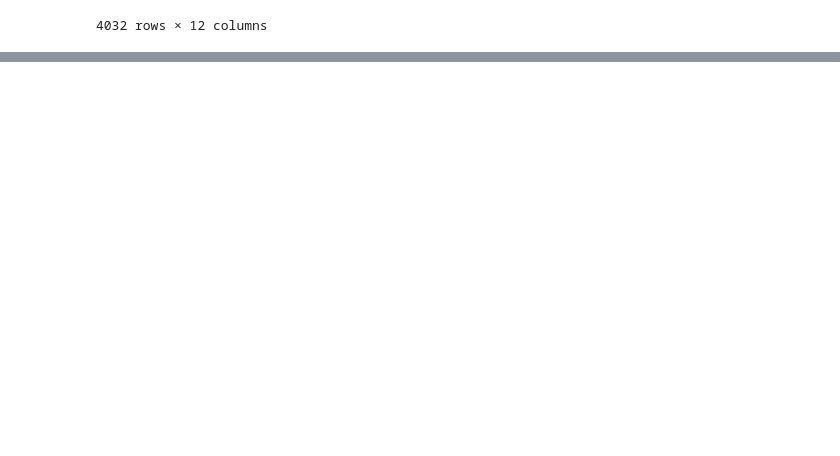
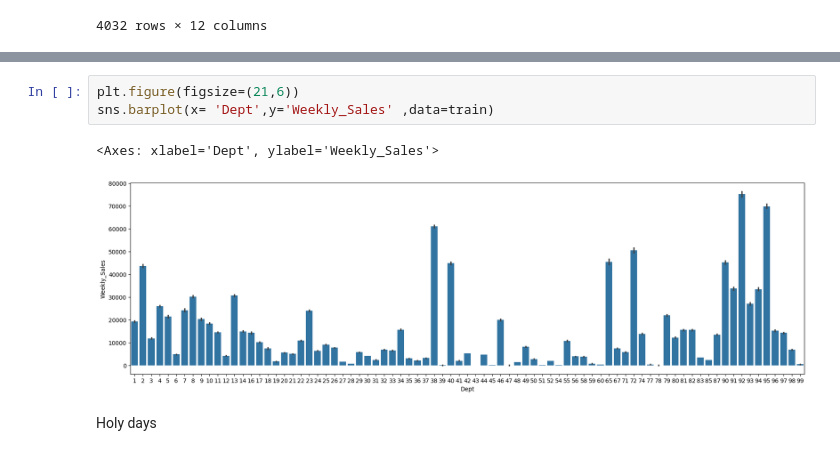
Before and after one commit to SauloCJ/Data_Science, a Jupyter notebook: Walmart Store Sales/walmart_store_sales.ipynb, the cells around one changed output, grey strips where cells are left out. Cells and saved outputs as stored; diff of their text form; blank space fills up the shorter version.

```diff
--- a/Walmart Store Sales/walmart_store_sales.ipynb
+++ b/Walmart Store Sales/walmart_store_sales.ipynb
@@ -232,0 +242,8 @@ features[~features['MarkDown1'].isnull()]
+# %%
+plt.figure(figsize=(21,6))
+sns.barplot(x= 'Dept',y='Weekly_Sales' ,data=train)
+# %% [output]
+<Axes: xlabel='Dept', ylabel='Weekly_Sales'>
+[figure, added]
+# %% [markdown]
+Holy days
```
Also changed, not shown: parts of 5 cells of this notebook.
